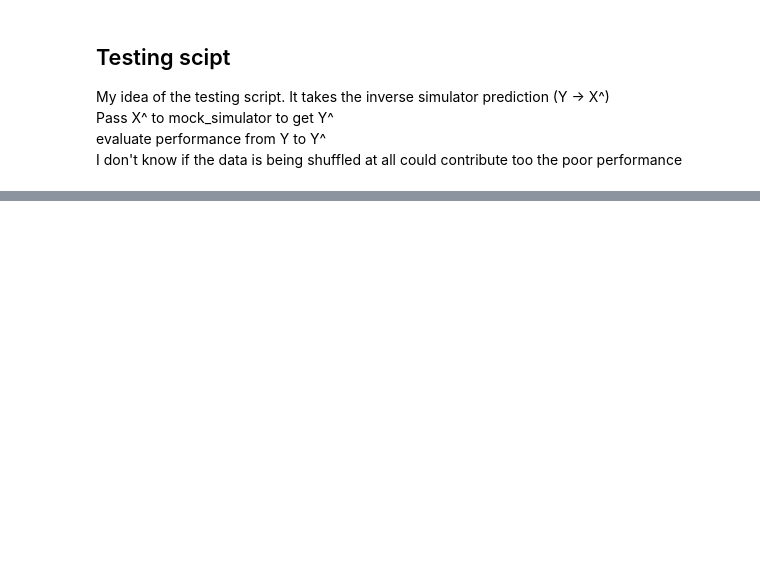
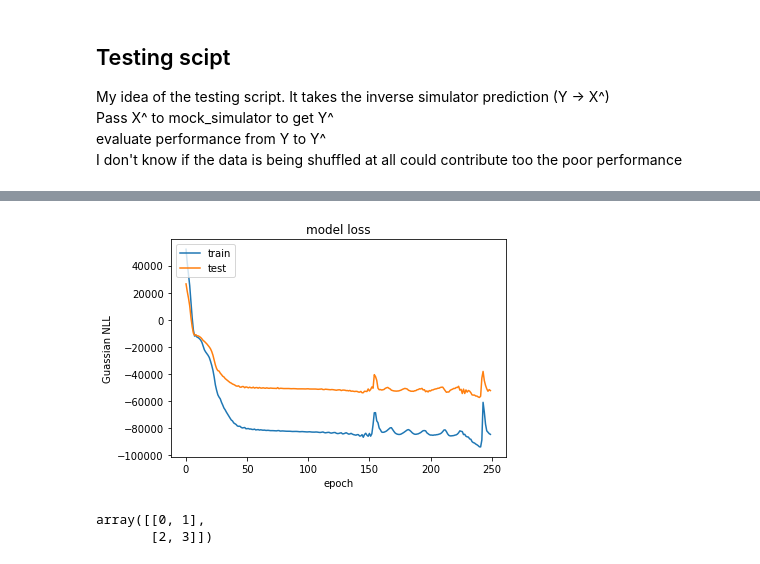
Before and after one commit to indylab/Circuit-Synthesis, a Jupyter notebook: probablisticPOC.ipynb, the cells around one changed output, grey strips where cells are left out. Saved outputs shown, nothing was run; the diff lists cells and outputs as text; code cells hidden in the pictures; blank space fills up the shorter version.

```diff
--- a/probablisticPOC.ipynb
+++ b/probablisticPOC.ipynb
@@ -154,42 +197,13 @@ Correct = 743 / 3022
 # %%
-def gaussian_nll(ytrue, ypreds):
-    """Keras implmementation of multivariate Gaussian negative loglikelihood loss function.
-    This implementation implies diagonal covariance matrix.
-
-    Parameters
-    ----------
-    ytrue: tf.tensor of shape [n_samples, n_dims]
-        ground truth values
-    ypreds: tf.tensor of shape [n_samples, n_dims*2]
-        predicted mu and logsigma values (e.g. by your neural network)
-
-    Returns
-    -------
-    neg_log_likelihood: float
-        negative loglikelihood averaged over samples
-
-    This loss can then be used as a target loss for any keras model, e.g.:
-        model.compile(loss=gaussian_nll, optimizer='Adam')
-
-    """
-    print(f"ytrue: {ytrue.shape}")
-    print(f"ypreds: {ypreds.shape}")
-    n_dims = int(int(ypreds.shape[1])/2)
-    mu = ypreds[:, 0:n_dims]
-    logsigma = ypreds[:, n_dims:]
-    sigma = ypreds[:, n_dims:]
-
-    if K.any(sigma < 0):
-        print(sigma)
-        raise ValueError("sigma has negative entry/entries")
-
-    #mse = -0.5*K.sum(K.square((ytrue-mu)/K.exp(logsigma)),axis=1)
-    #sigma_trace = -K.sum(logsigma, axis=1)
-    #log2pi = -0.5*n_dims*np.log(2*np.pi)
-
-    log_likelihood = 0.5 * K.log(sigma**2) + (ytrue-mu)**2 / (sigma)
-
-    return K.mean(log_likelihood)
+plt.plot(np.arange(len(loss_list)),loss_list)
+plt.plot(np.arange(len(val_loss_list)),val_loss_list)
+plt.title('model loss')
+plt.ylabel('Guassian NLL')
+plt.xlabel('epoch')
+plt.legend(['train', 'test'], loc='upper left')
+plt.show()
+# %% [output]
+[figure, added]
 # %%
 # loss_fn = gaussian_nll
 
@@ -201,0 +223,5 @@ def gaussian_nll(ytrue, ypreds):
+# %%
+np.arange(4).reshape(2,2)
+# %% [output]
+array([[0, 1],
+       [2, 3]])
```
Also changed, not shown: parts of 29 cells of this notebook, 2 other files.
